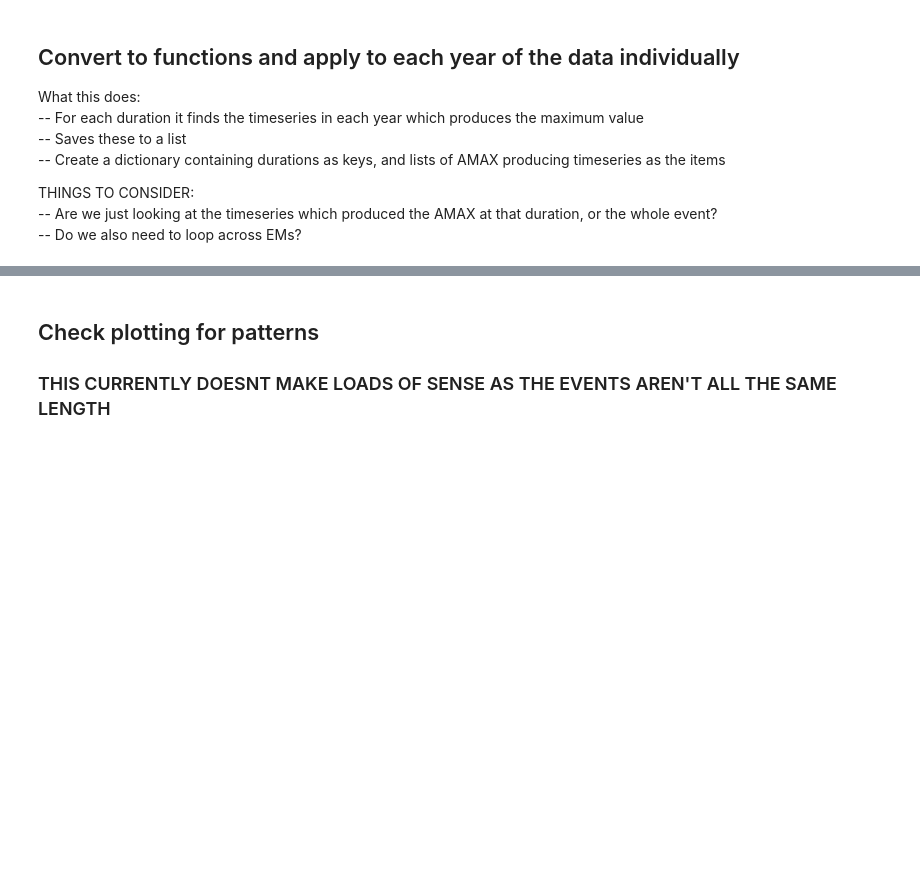
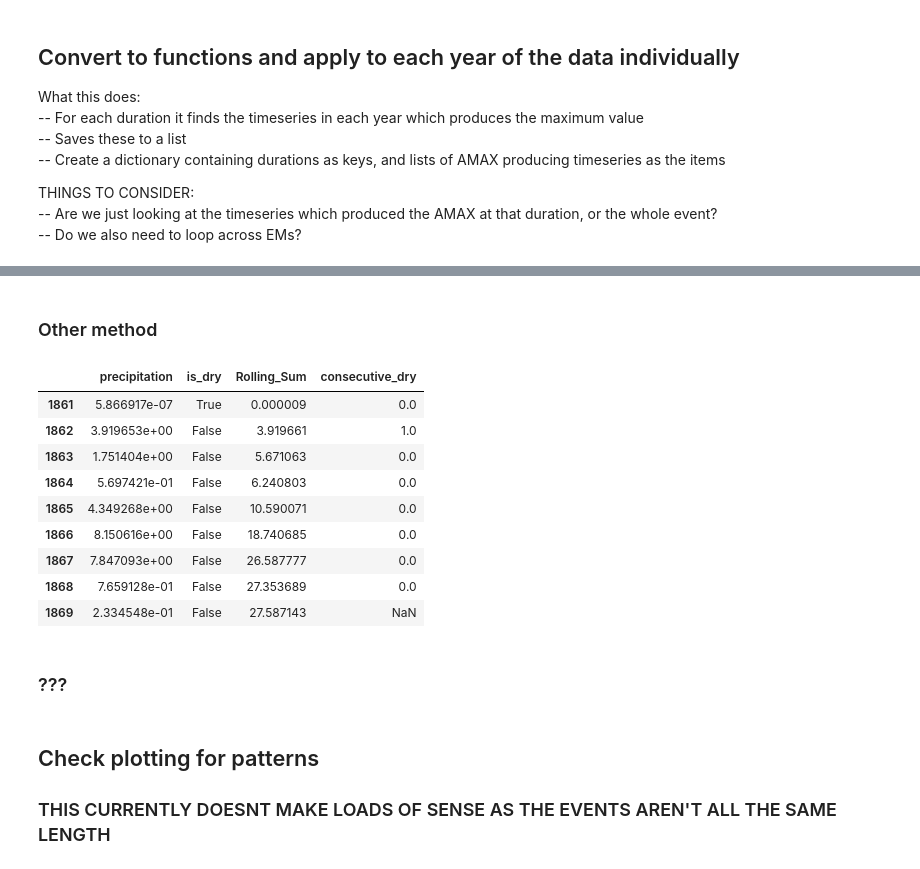
Before and after one commit to masher92/UKCP18, a Jupyter notebook: FindIndependentRainfallEvents/GaugeToGridCellMatching_MoreComplex.ipynb, the cells around one changed output, grey strips where cells are left out. Cells and saved outputs as stored; diff of their text form; code cells hidden in the pictures; blank space fills up the shorter version.

```diff
--- a/FindIndependentRainfallEvents/GaugeToGridCellMatching_MoreComplex.ipynb
+++ b/FindIndependentRainfallEvents/GaugeToGridCellMatching_MoreComplex.ipynb
@@ -431,36 +471,0 @@ df= pd.DataFrame({'precipitation':data})
-# %%
-window_length = 4
-df['is_dry'] = df['precipitation'] < 0.1
-# Calculate the rolling sum of precipitation for each 2-hour window
-df['Rolling_Sum'] = df['precipitation'].rolling(window=window_length).sum()
-
-# Find the index of the maximum total rainfall within a 2-hour window
-max_rainfall_end_index = df['Rolling_Sum'].idxmax()
-
-# Find the position of max_rainfall_end_index in the DataFrame's index
-max_rainfall_end_pos = df.index.get_loc(max_rainfall_end_index)
-
-# Calculate the start position of the 2-hour window with the most rainfall
-# This accounts for 3 periods before the max index, as the max index is inclusive
-max_rainfall_start_pos = max(0, max_rainfall_end_pos - window_length-1)  # Ensure it doesn't go below the DataFrame's range
-
-# Extract the 2-hour window using iloc
-max_rainfall_window = df.iloc[max_rainfall_start_pos:max_rainfall_end_pos + 1].copy()
-
-# Check it's one independent event (e.g. doesnt contain a dry period longer than Tb0)
-max_rainfall_window['consecutive_dry'] = 0
-
-# Start the count of consecutive dry periods
-consecutive_dry_count = 0
-
-# # Iterate through the DataFrame rows to count consecutive dry periods, excluding the current row
-# max_rainfall_window.reset_index(inplace=True, drop=True)
-for i in range(1, len(max_rainfall_window)):
-    if max_rainfall_window.at[max_rainfall_window.first_valid_index()+i - 1, 'is_dry']:
-        consecutive_dry_count += 1
-    else:
-        consecutive_dry_count = 0
-    max_rainfall_window.at[max_rainfall_window.first_valid_index()+i, 'consecutive_dry'] = consecutive_dry_count
-
-if np.nanmax(max_rainfall_window['consecutive_dry'])>Tb0:
-    print('2 events')
@@ -690,3 +488,24 @@ max_rainfall_window
+# %% [markdown]
+### Other method
+# %%
+rainfall_core = find_rainfall_core(df, duration=4)
+rainfall_core_after_search1 = search1(rainfall_core)
+rainfall_core_after_search2 = search2(rainfall_core_after_search1)
+rainfall_core_after_search3 = search2(rainfall_core_after_search2)
+rainfall_core_after_search3
+# %% [output]
+|  | precipitation | is_dry | Rolling_Sum | consecutive_dry |
+| 1861 | 5.866917e-07 | True | 0.000009 | 0.0 |
+| 1862 | 3.919653e+00 | False | 3.919661 | 1.0 |
+| 1863 | 1.751404e+00 | False | 5.671063 | 0.0 |
+| 1864 | 5.697421e-01 | False | 6.240803 | 0.0 |
+| 1865 | 4.349268e+00 | False | 10.590071 | 0.0 |
+| 1866 | 8.150616e+00 | False | 18.740685 | 0.0 |
+| 1867 | 7.847093e+00 | False | 26.587777 | 0.0 |
+| 1868 | 7.659128e-01 | False | 27.353689 | 0.0 |
+| 1869 | 2.334548e-01 | False | 27.587143 | NaN |
+# %% [markdown]
+### ???
 # %%
 # # Dictionary to store results for all different durations
 # # all_durations = {}
```
Also changed, not shown: parts of 19 cells of this notebook, 1 other file.
